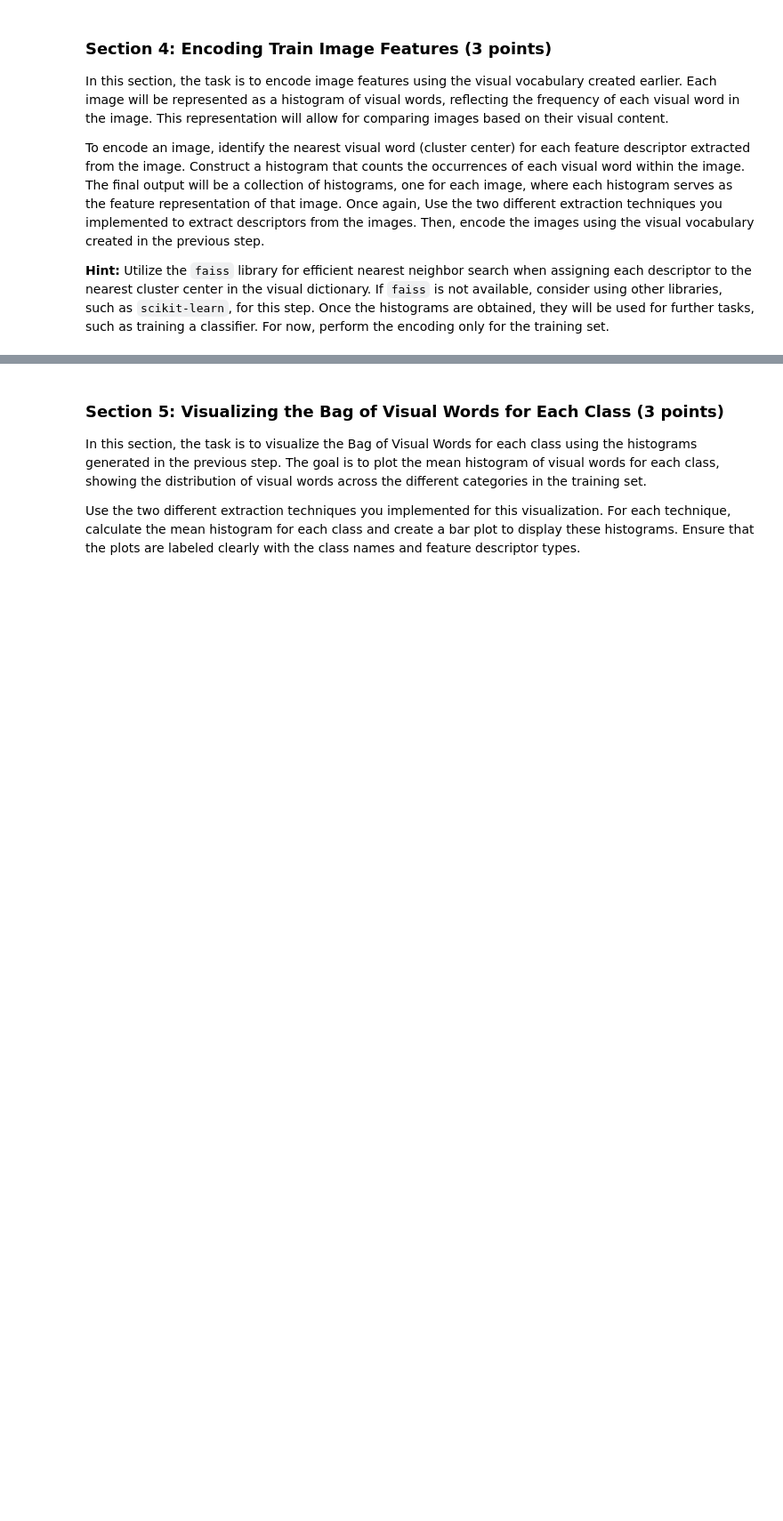
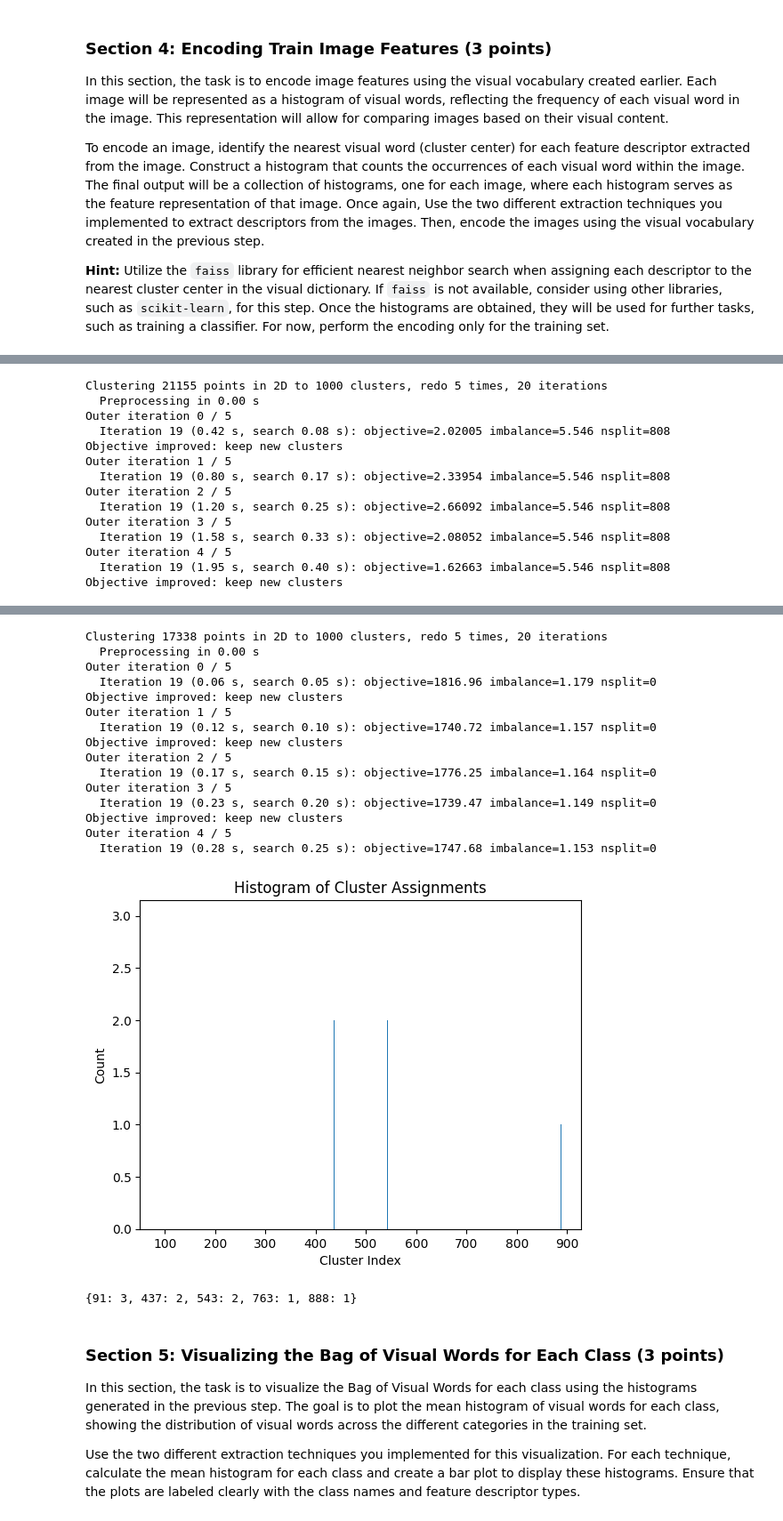
Before and after one commit to matthias-hagenauer/cv1_labs, a Jupyter notebook: cv1-lab-final-1/cv1-final-lab-part-1.ipynb, the cells around one changed output, grey strips where cells are left out. Shown at 89% size. Drawn from its saved outputs; the diff is of its cells as text; code cells hidden in the pictures; blank space fills up the shorter version.

```diff
--- a/cv1-lab-final-1/cv1-final-lab-part-1.ipynb
+++ b/cv1-lab-final-1/cv1-final-lab-part-1.ipynb
@@ -449,0 +441,38 @@ centroids_dict = get_centroids(train_images, train_labels, visualize=False)
+# %%
+# YOUR CODE HERE
+
+def get_histogram(centroids, img, method="sift", visualize = True):
+
+    d = centroids.shape[1]
+    index = faiss.IndexFlatL2(d)
+    index.add(centroids)
+
+    features = extract_features([img], method)
+    features = np.array(features).astype('float32')
+
+    indices = []
+
+    for keypoint in features:
+        k = 1
+        _, cluster_index = index.search(np.array([keypoint]), k)
+        indices.append(cluster_index[0][0])
+
+    indices = np.array(indices)
+    unique, counts = np.unique(indices, return_counts=True)
+    if visualize:
+        plt.bar(unique, counts)
+        plt.title("Histogram of Cluster Assignments")
+        plt.xlabel("Cluster Index")
+        plt.ylabel("Count")
+        plt.show()
+
+    histogram = dict(zip(unique, counts))
+
+    return histogram
+
+
+
+centroids_dict = get_centroids(train_images, train_labels, visualize=False, percentages=[.3])
+img = get_random_picture()
+get_histogram(centroids_dict[list(centroids_dict.keys())[0]], img)
+# %% [output]
@@ -449,0 +480,14 @@ centroids_dict = get_centroids(train_images, train_labels, visualize=False)
+Clustering 21155 points in 2D to 1000 clusters, redo 5 times, 20 iterations
+  Preprocessing in 0.00 s
+Outer iteration 0 / 5
+  Iteration 19 (0.42 s, search 0.08 s): objective=2.02005 imbalance=5.546 nsplit=808
+Objective improved: keep new clusters
+Outer iteration 1 / 5
+  Iteration 19 (0.80 s, search 0.17 s): objective=2.33954 imbalance=5.546 nsplit=808
+Outer iteration 2 / 5
+  Iteration 19 (1.20 s, search 0.25 s): objective=2.66092 imbalance=5.546 nsplit=808
+Outer iteration 3 / 5
+  Iteration 19 (1.58 s, search 0.33 s): objective=2.08052 imbalance=5.546 nsplit=808
+Outer iteration 4 / 5
+  Iteration 19 (1.95 s, search 0.40 s): objective=1.62663 imbalance=5.546 nsplit=808
+Objective improved: keep new clusters
@@ -450,3 +495,20 @@ centroids_dict = get_centroids(train_images, train_labels, visualize=False)
+Clustering 17338 points in 2D to 1000 clusters, redo 5 times, 20 iterations
+  Preprocessing in 0.00 s
+Outer iteration 0 / 5
+  Iteration 19 (0.06 s, search 0.05 s): objective=1816.96 imbalance=1.179 nsplit=0
+Objective improved: keep new clusters
+Outer iteration 1 / 5
+  Iteration 19 (0.12 s, search 0.10 s): objective=1740.72 imbalance=1.157 nsplit=0
+Objective improved: keep new clusters
+Outer iteration 2 / 5
+  Iteration 19 (0.17 s, search 0.15 s): objective=1776.25 imbalance=1.164 nsplit=0
+Outer iteration 3 / 5
+  Iteration 19 (0.23 s, search 0.20 s): objective=1739.47 imbalance=1.149 nsplit=0
+Objective improved: keep new clusters
+Outer iteration 4 / 5
+  Iteration 19 (0.28 s, search 0.25 s): objective=1747.68 imbalance=1.153 nsplit=0
+[figure, added]
+{91: 3, 437: 2, 543: 2, 763: 1, 888: 1}
 # %% [markdown]
 <a id="section-5"></a>
 ### **Section 5: Visualizing the Bag of Visual Words for Each Class (3 points)**
```
Also changed, not shown: parts of 6 cells of this notebook.
